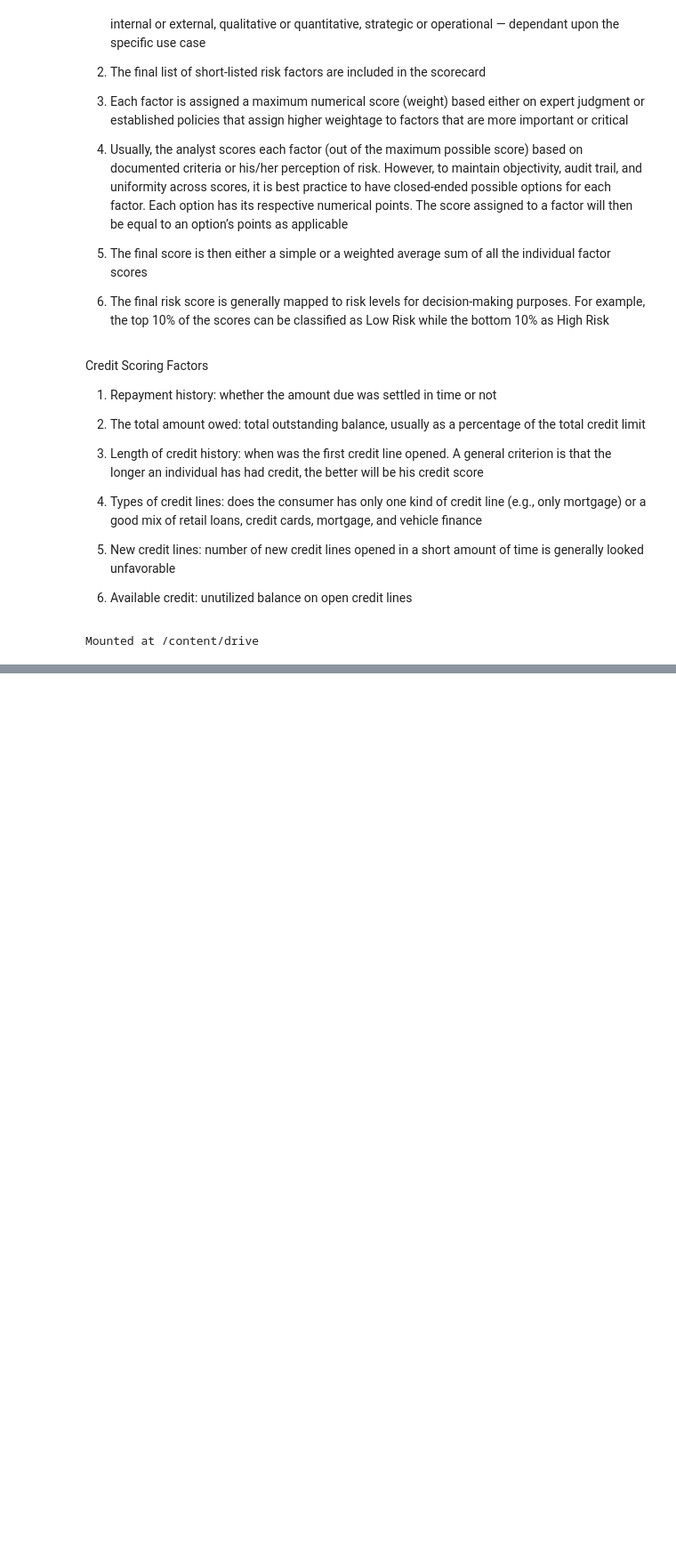
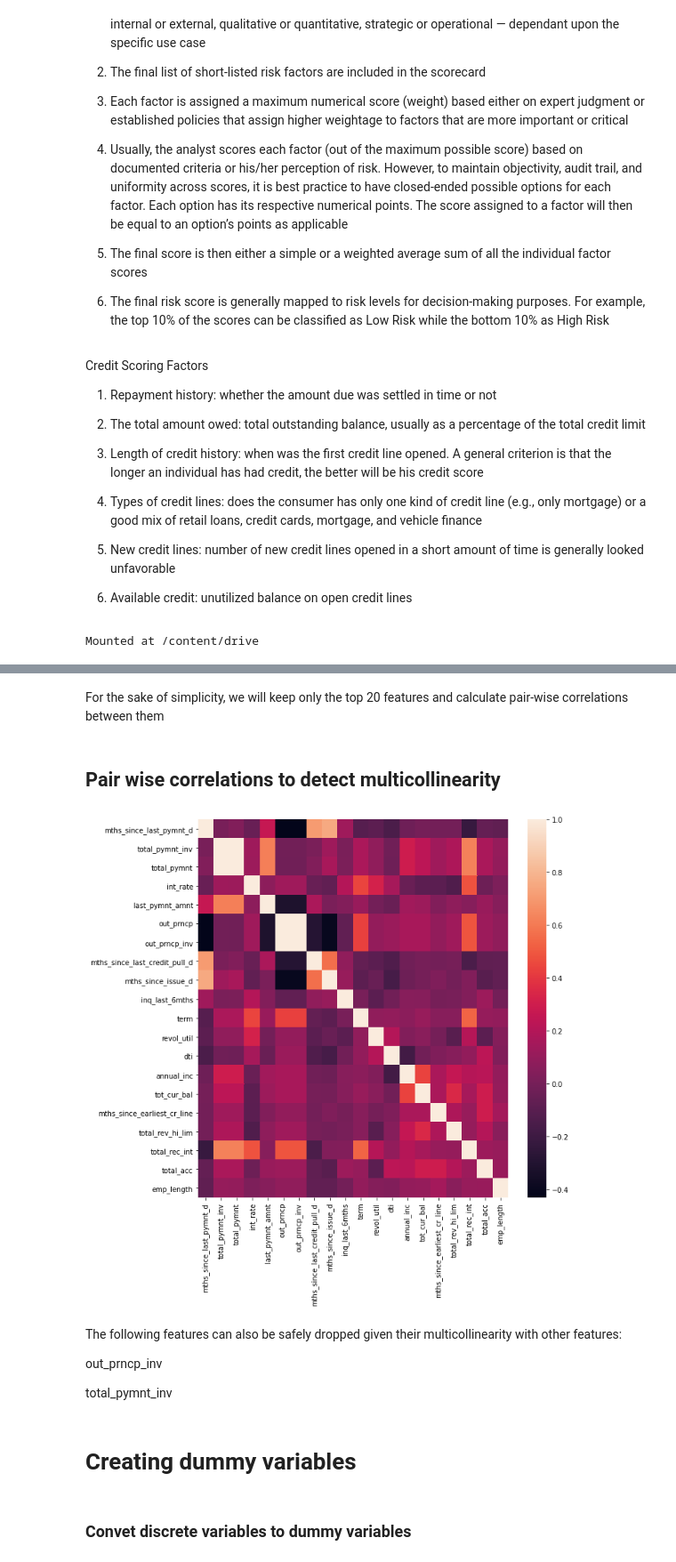
Before and after one commit to abirbhy/MF, a Jupyter notebook: MF.ipynb, the cells around one changed output, grey strips where cells are left out. Shown at 89% size. Drawn from its saved outputs; the diff is of its cells as text; code cells hidden in the pictures; blank space fills up the shorter version.

```diff
--- a/MF.ipynb
+++ b/MF.ipynb
@@ -35,0 +161,6 @@ Mounted at /content/drive
+# %%
+# create a new column based on the loan_status column that will be our target variable
+loan_data['good_bad'] = np.where(loan_data.loc[:, 'loan_status'].isin(['Charged Off', 'Default', 'Late (31-120 days)',
+                                                                       'Does not meet the credit policy. Status:Charged Off']), 0, 1)
+# Drop the original 'loan_status' column
+loan_data.drop(columns = ['loan_status'], inplace = True)
@@ -35,0 +185,9 @@ Mounted at /content/drive
+# %%
+# split data into 80/20 while keeping the distribution of bad loans in test set same as that in the pre-split dataset
+X = loan_data.drop('good_bad', axis = 1)
+y = loan_data['good_bad']
+X_train, X_test, y_train, y_test = train_test_split(X, y, test_size = 0.2, random_state = 42, stratify = y)
+
+# specifically hard copying the training sets to avoid Pandas' SetttingWithCopyWarning when we play around with this data later on.
+# as noted [here](https://github.com/scikit-learn/scikit-learn/issues/8723), this is currently an open issue between Pandas and Scikit-Learn teams
+X_train, X_test = X_train.copy(), X_test.copy()
@@ -35,0 +270,4 @@ Mounted at /content/drive
+# %%
+# first divide training data into categorical and numerical subsets
+X_train_cat = X_train.select_dtypes(include = 'object').copy()
+X_train_num = X_train.select_dtypes(include = 'number').copy()
@@ -35,0 +304,9 @@ Mounted at /content/drive
+# %%
+# since f_class_if does not accept missing values, we will do a very crude imputation of missing values
+X_train_num.fillna(X_train_num.mean(), inplace = True)
+# Calculate F Statistic and corresponding p values
+F_statistic, p_values = f_classif(X_train_num, y_train)
+# convert to a DF
+ANOVA_F_table = pd.DataFrame(data = {'Numerical_Feature': X_train_num.columns.values, 'F-Score': F_statistic, 'p values': p_values.round(decimals=10)})
+ANOVA_F_table.sort_values(by = ['F-Score'], ascending = False, ignore_index = True, inplace = True)
+ANOVA_F_table
@@ -35,0 +331,19 @@ Mounted at /content/drive
+# %% [markdown]
+For the sake of simplicity, we will keep only the top 20 features and calculate pair-wise correlations between them
+# %% [markdown]
+## Pair wise correlations to detect multicollinearity
+# %%
+# save the top 20 numerical features in a list
+top_num_features = ANOVA_F_table.iloc[:20,0].to_list()
+# calculate pair-wise correlations between them
+corrmat = X_train_num[top_num_features].corr()
+plt.figure(figsize=(10,10))
+sns.heatmap(corrmat);
+# %% [output]
+[figure, added]
+# %% [markdown]
+The following features can also be safely dropped given their multicollinearity with other features:
+
+out_prncp_inv
+
+total_pymnt_inv
@@ -35,0 +362,4 @@ Mounted at /content/drive
+# %% [markdown]
+# Creating dummy variables
+# %% [markdown]
+### Convet discrete variables to dummy variables
```
Also changed, not shown: parts of 161 cells of this notebook.
